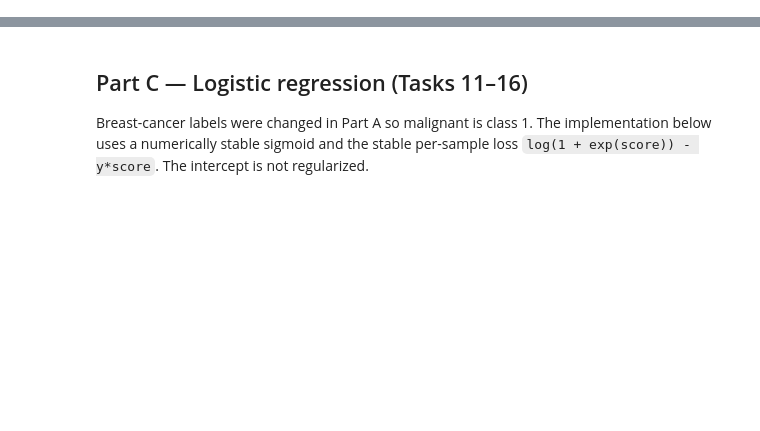
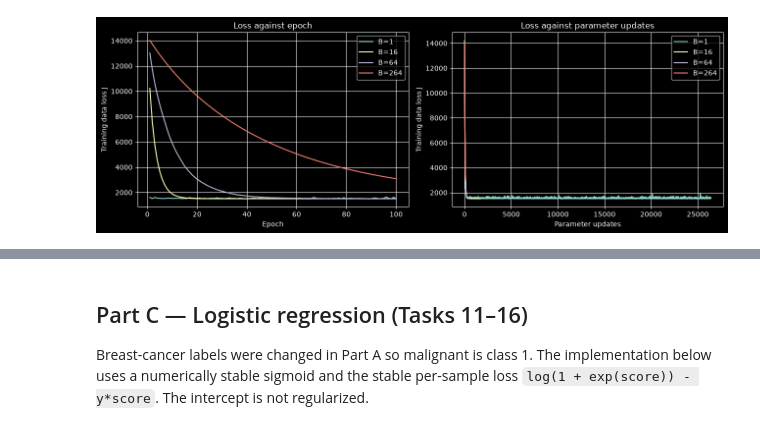
Before and after one commit to Mohammed-walid/linear-models-and-svm, a Jupyter notebook: linear_models_and_svm_implementation.ipynb, the cells around one changed output, grey strips where cells are left out. Drawn from its saved outputs; the diff is of its cells as text; code cells hidden in the pictures; blank space fills up the shorter version.

```diff
--- a/linear_models_and_svm_implementation.ipynb
+++ b/linear_models_and_svm_implementation.ipynb
@@ -0,0 +694,97 @@
+# %%
+#task8
+def train_linear_mini_batch(features, true_values, learning_rate, number_of_epochs, batch_size,
+                            random_generator=None, record_each_update=False):
+    """Train linear regression with shuffled mini-batches; the last partial batch is kept."""
+    if random_generator is None:
+        random_generator = np.random.default_rng(42)
+
+    features_with_bias = add_bias_column(features)
+    number_of_samples = len(true_values)
+    weights = np.zeros(features_with_bias.shape[1])
+    epoch_loss_history = []
+    update_loss_history = []
+    number_of_updates = 0
+
+    for epoch_number in range(number_of_epochs):
+        shuffled_indices = random_generator.permutation(number_of_samples)
+        for first_index in range(0, number_of_samples, batch_size):
+            last_index = min(first_index + batch_size, number_of_samples)
+            batch_indices = shuffled_indices[first_index:last_index]
+            batch_features = features_with_bias[batch_indices]
+            batch_targets = true_values[batch_indices]
+            batch_errors = batch_features @ weights - batch_targets
+            batch_gradient = batch_features.T @ batch_errors / len(batch_targets)
+            weights -= learning_rate * batch_gradient
+            number_of_updates += 1
+
+            if record_each_update:
+                update_loss_history.append(
+                    linear_regression_loss(weights, features_with_bias, true_values)
+                )
+
+        epoch_loss_history.append(
+            linear_regression_loss(weights, features_with_bias, true_values)
+        )
+
+    return weights, np.asarray(epoch_loss_history), np.asarray(update_loss_history), number_of_updates
+
+batch_sizes_to_test = [1, 16, 64, len(diabetes_training_targets)]
+mini_batch_results = {}
+mini_batch_rows = []
+for batch_size in batch_sizes_to_test:
+    batch_weights, epoch_losses, update_losses, update_count = train_linear_mini_batch(
+        diabetes_train,
+        diabetes_training_targets,
+        learning_rate=0.01,
+        number_of_epochs=100,
+        batch_size=batch_size,
+        random_generator=np.random.default_rng(42),
+        record_each_update=True
+    )
+    mini_batch_results[batch_size] = {
+        "weights": batch_weights,
+        "epoch_losses": epoch_losses,
+        "update_losses": update_losses,
+        "update_count": update_count
+    }
+    mini_batch_rows.append({
+        "batch_size": batch_size,
+        "updates": update_count,
+        "final_training_loss": epoch_losses[-1]
+    })
+
+figure, axes = plt.subplots(1, 2, figsize=(13, 4.5))
+for batch_size, result in mini_batch_results.items():
+    axes[0].plot(np.arange(1, len(result["epoch_losses"]) + 1),
+                 result["epoch_losses"], label=f"B={batch_size}")
+    axes[1].plot(np.arange(1, len(result["update_losses"]) + 1),
+                 result["update_losses"], label=f"B={batch_size}")
+axes[0].set_xlabel("Epoch")
+axes[0].set_ylabel("Training data loss J")
+axes[0].set_title("Loss against epoch")
+axes[0].legend()
+axes[1].set_xlabel("Parameter updates")
+axes[1].set_ylabel("Training data loss J")
+axes[1].set_title("Loss against parameter updates")
+axes[1].legend()
+for axis in axes:
+    axis.grid(True)
+plt.tight_layout()
+plt.show()
+display(pd.DataFrame(mini_batch_rows))
+
+single_sample_rows = []
+for learning_rate in [0.001, 0.01, 0.1]:
+    _, single_sample_losses, _, _ = train_linear_mini_batch(
+        diabetes_train, diabetes_training_targets, learning_rate, 100, 1,
+        random_generator=np.random.default_rng(42)
+    )
+    single_sample_rows.append({
+        "batch_size": 1,
+        "learning_rate": learning_rate,
+        "final_loss": single_sample_losses[-1]
+    })
+display(pd.DataFrame(single_sample_rows))
+# %% [output]
+[figure, added]
```
Also changed, not shown: parts of 34 cells of this notebook, 2 other files.
